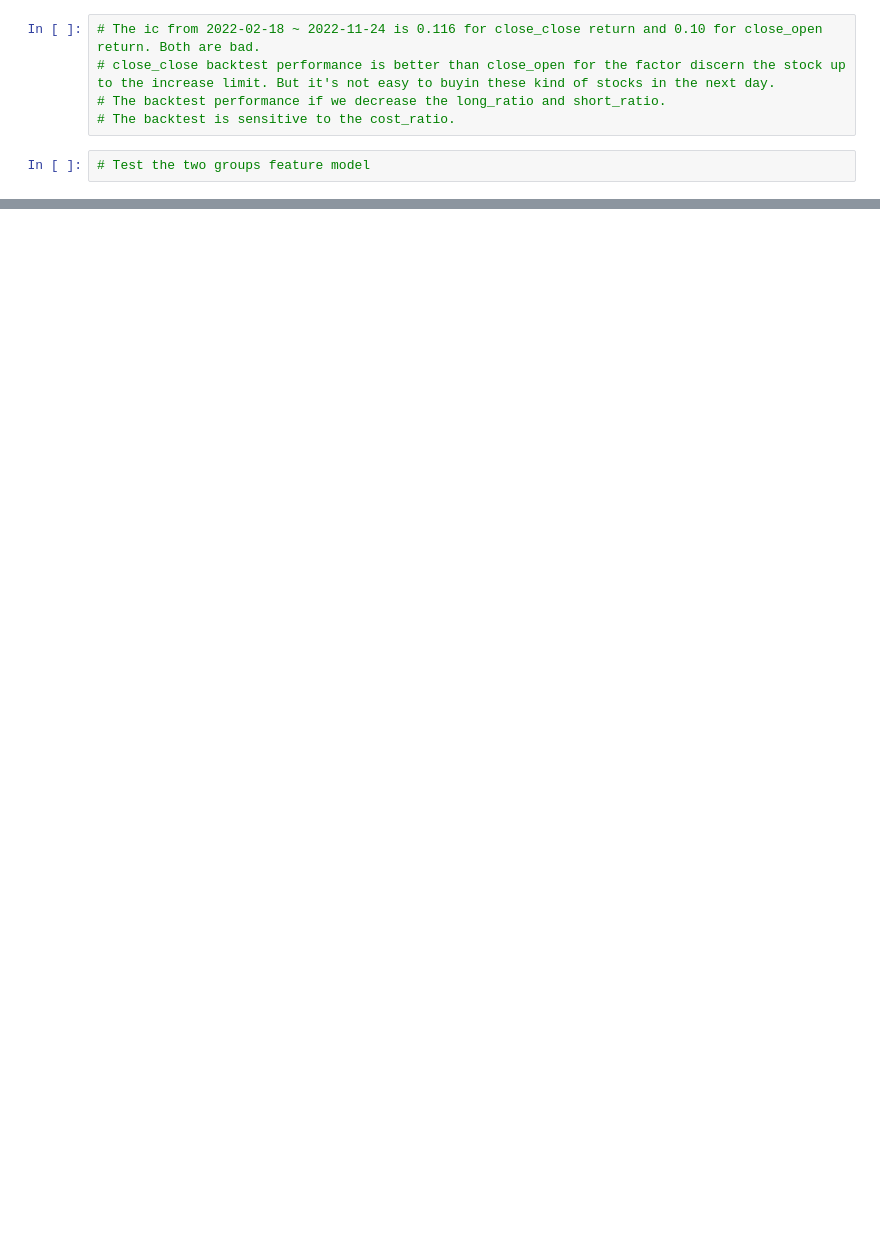
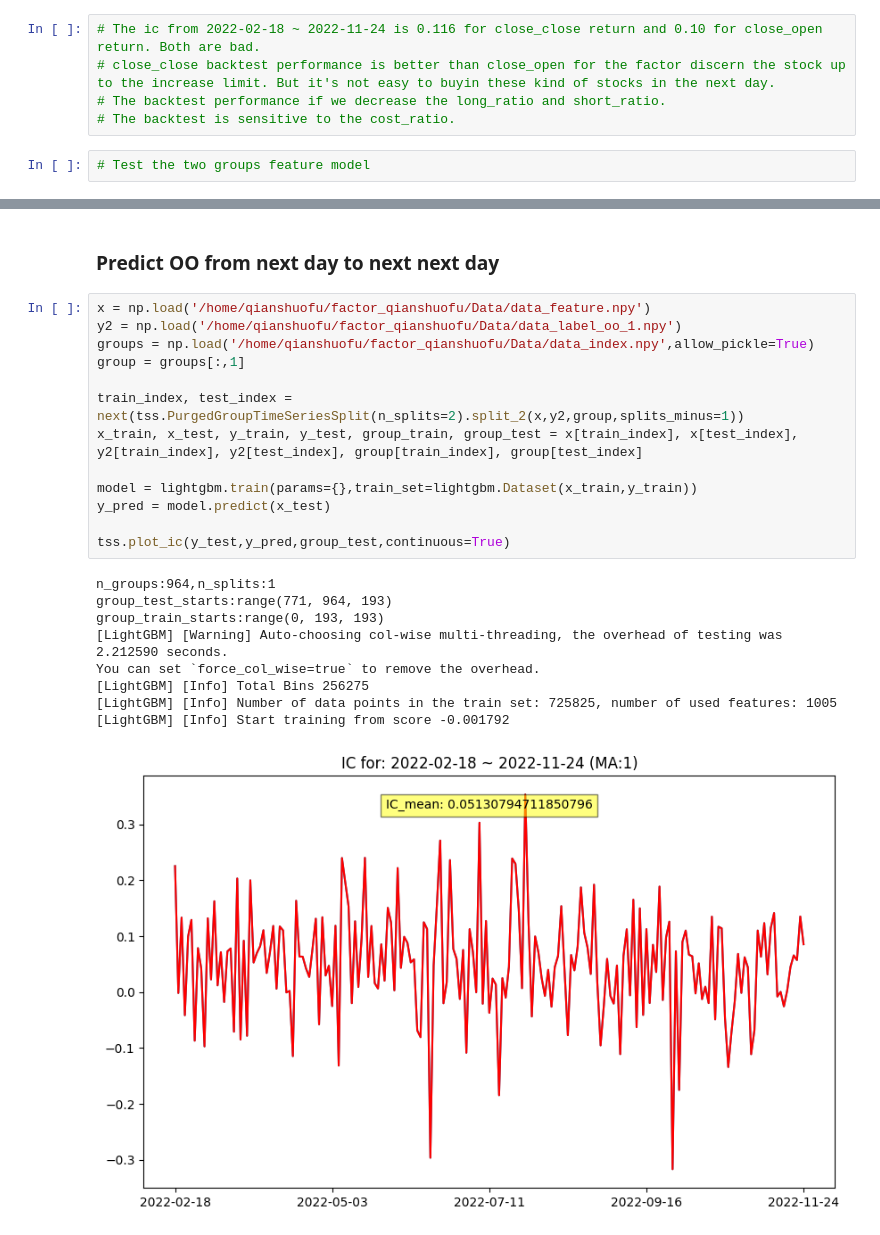
Before and after one commit to shuofu-qian/Yansheng_factor, a Jupyter notebook: 12_feature_lightgbm_2.ipynb, the cells around one changed output, grey strips where cells are left out. Cells and saved outputs as stored; diff of their text form; blank space fills up the shorter version.

```diff
--- a/12_feature_lightgbm_2.ipynb
+++ b/12_feature_lightgbm_2.ipynb
@@ -140,0 +108,25 @@ You can set `force_col_wise=true` to remove the overhead.
+# %% [markdown]
+### Predict OO from next day to next next day
+# %%
+x = np.load('/home/qianshuofu/factor_qianshuofu/Data/data_feature.npy')
+y2 = np.load('/home/qianshuofu/factor_qianshuofu/Data/data_label_oo_1.npy')
+groups = np.load('/home/qianshuofu/factor_qianshuofu/Data/data_index.npy',allow_pickle=True)
+group = groups[:,1]
+
+train_index, test_index = next(tss.PurgedGroupTimeSeriesSplit(n_splits=2).split_2(x,y2,group,splits_minus=1))
+x_train, x_test, y_train, y_test, group_train, group_test = x[train_index], x[test_index], y2[train_index], y2[test_index], group[train_index], group[test_index]
+
+model = lightgbm.train(params={},train_set=lightgbm.Dataset(x_train,y_train))
+y_pred = model.predict(x_test)
+
+tss.plot_ic(y_test,y_pred,group_test,continuous=True)
+# %% [output]
+n_groups:964,n_splits:1
+group_test_starts:range(771, 964, 193)
+group_train_starts:range(0, 193, 193)
+[LightGBM] [Warning] Auto-choosing col-wise multi-threading, the overhead of testing was 2.212590 seconds.
+You can set `force_col_wise=true` to remove the overhead.
+[LightGBM] [Info] Total Bins 256275
+[LightGBM] [Info] Number of data points in the train set: 725825, number of used features: 1005
+[LightGBM] [Info] Start training from score -0.001792
+[figure, added]
```
Also changed, not shown: parts of 23 cells of this notebook, 4 other files.
